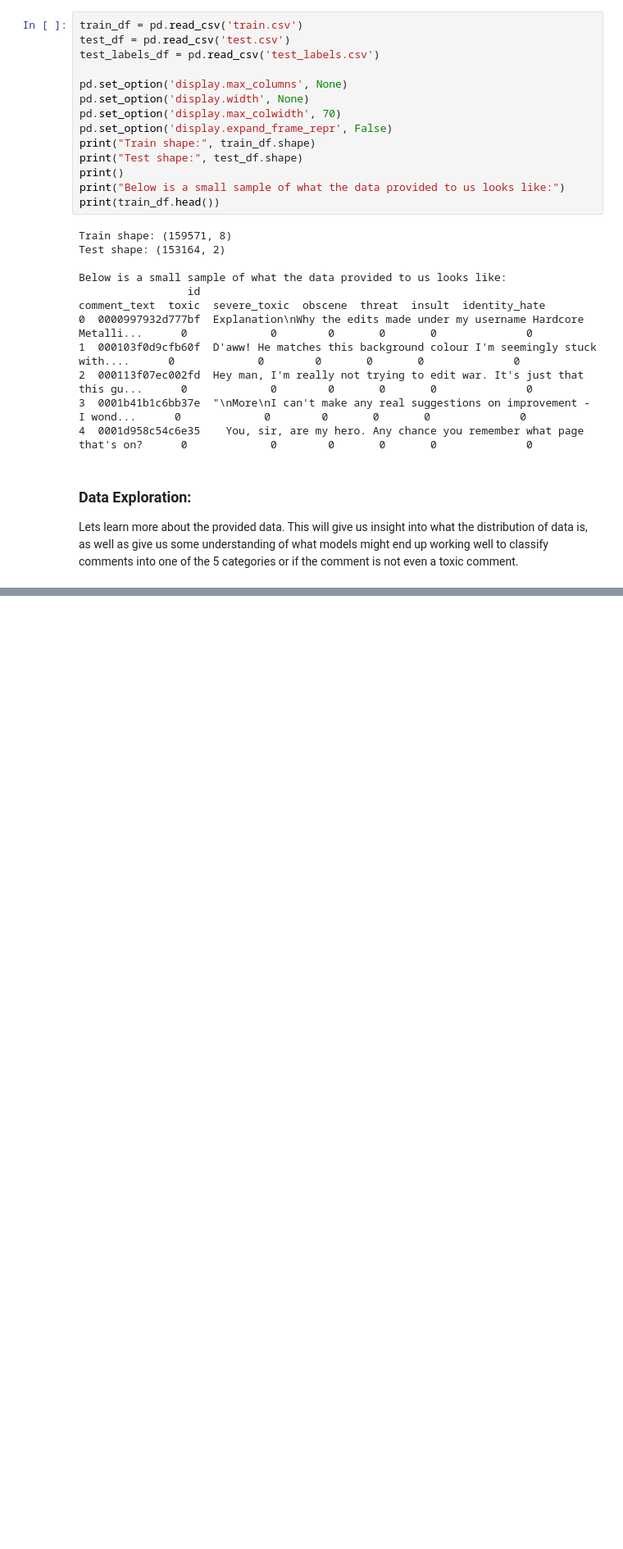
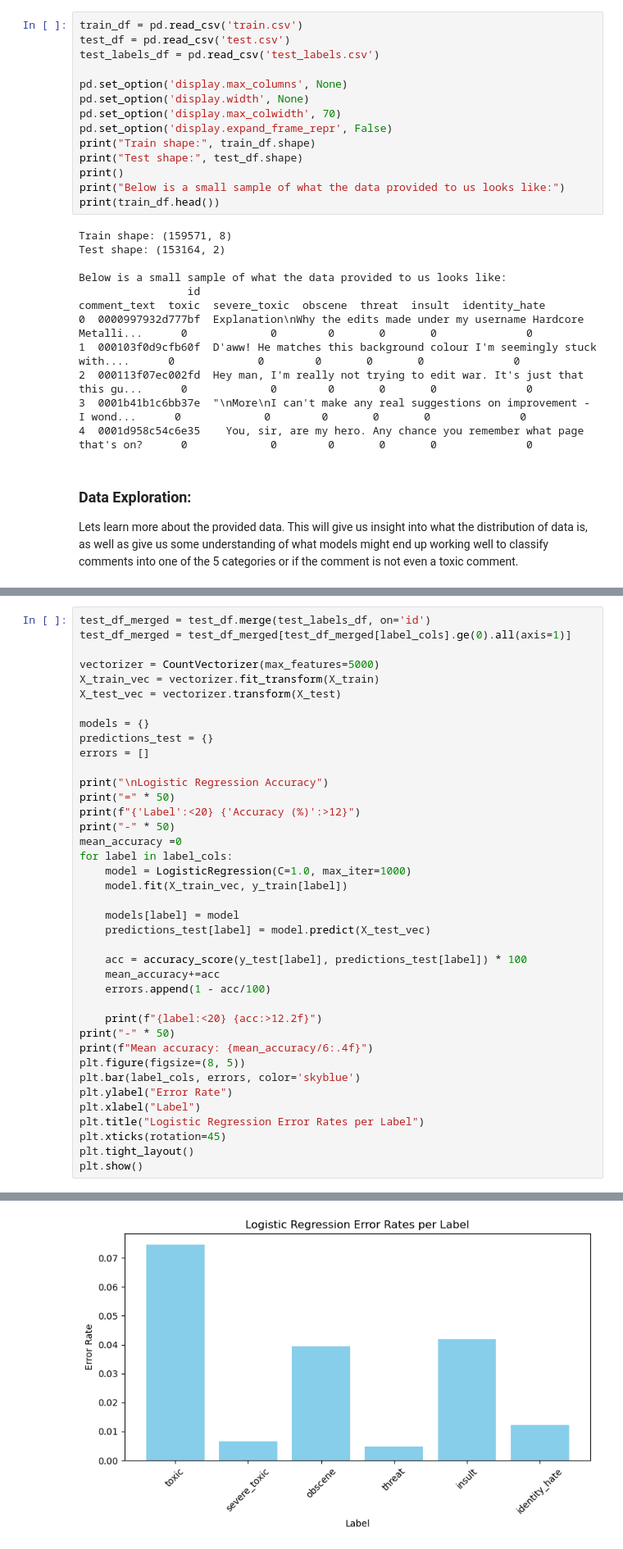
Before and after one commit to Drew-Levy/CS178-Toxic_Comments, a Jupyter notebook: Toxic_Comments.ipynb, the cells around one changed output, grey strips where cells are left out. Shown at 82% size. Cells and saved outputs as stored; diff of their text form; blank space fills up the shorter version.

```diff
--- a/Toxic_Comments.ipynb
+++ b/Toxic_Comments.ipynb
@@ -155,0 +211,40 @@ Mean ROC-AUC                0.50
+# %%
+test_df_merged = test_df.merge(test_labels_df, on='id')
+test_df_merged = test_df_merged[test_df_merged[label_cols].ge(0).all(axis=1)]
+
+vectorizer = CountVectorizer(max_features=5000)
+X_train_vec = vectorizer.fit_transform(X_train)
+X_test_vec = vectorizer.transform(X_test)
+
+models = {}
+predictions_test = {}
+errors = []
+
+print("\nLogistic Regression Accuracy")
+print("=" * 50)
+print(f"{'Label':<20} {'Accuracy (%)':>12}")
+print("-" * 50)
+mean_accuracy =0
+for label in label_cols:
+    model = LogisticRegression(C=1.0, max_iter=1000)
+    model.fit(X_train_vec, y_train[label])
+
+    models[label] = model
+    predictions_test[label] = model.predict(X_test_vec)
+
+    acc = accuracy_score(y_test[label], predictions_test[label]) * 100
+    mean_accuracy+=acc
+    errors.append(1 - acc/100)
+
+    print(f"{label:<20} {acc:>12.2f}")
+print("-" * 50)
+print(f"Mean accuracy: {mean_accuracy/6:.4f}")
+plt.figure(figsize=(8, 5))
+plt.bar(label_cols, errors, color='skyblue')
+plt.ylabel("Error Rate")
+plt.xlabel("Label")
+plt.title("Logistic Regression Error Rates per Label")
+plt.xticks(rotation=45)
+plt.tight_layout()
+plt.show()
+# %% [output]
@@ -155,0 +263 @@ Mean ROC-AUC                0.50
+[figure, added]
```
Also changed, not shown: parts of 8 cells of this notebook.
